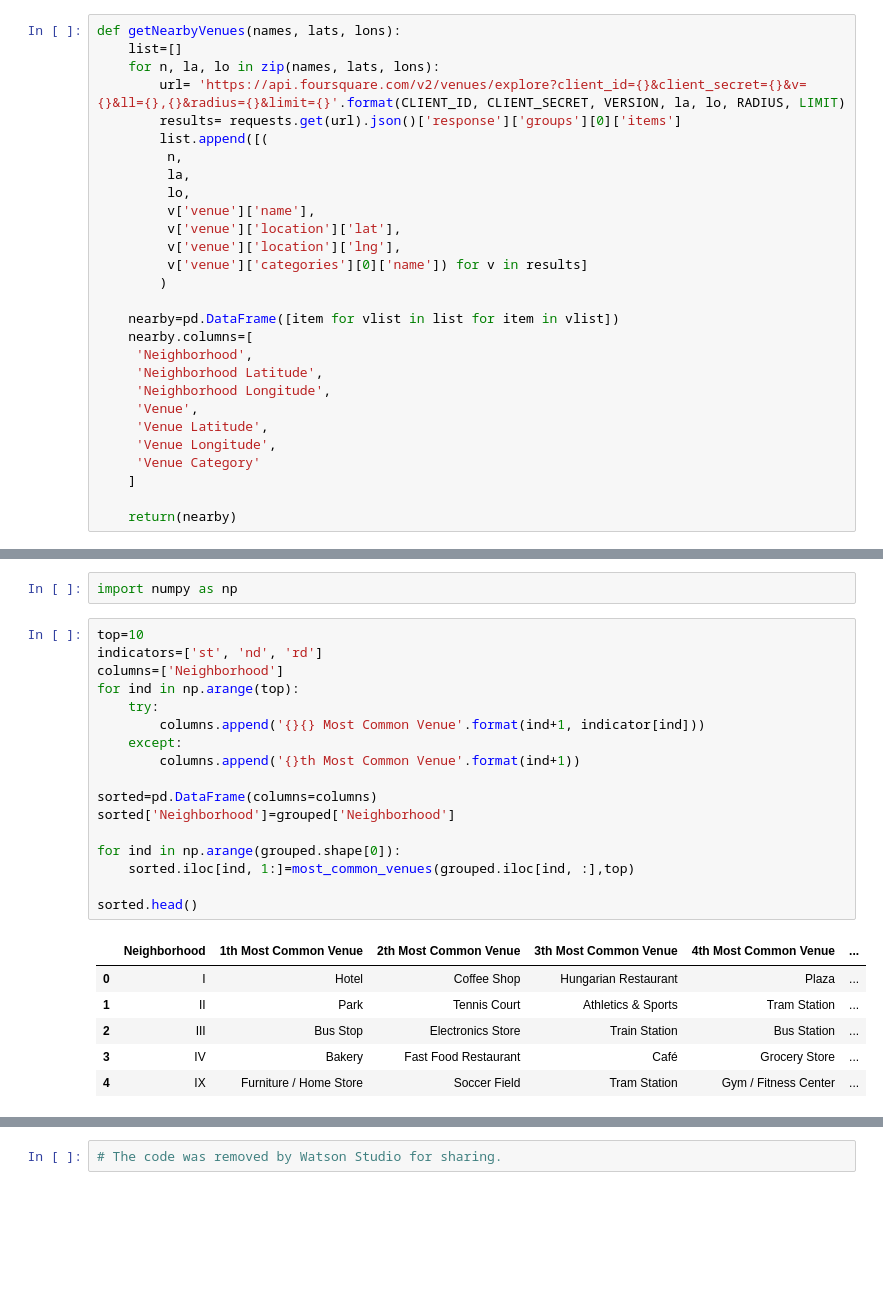
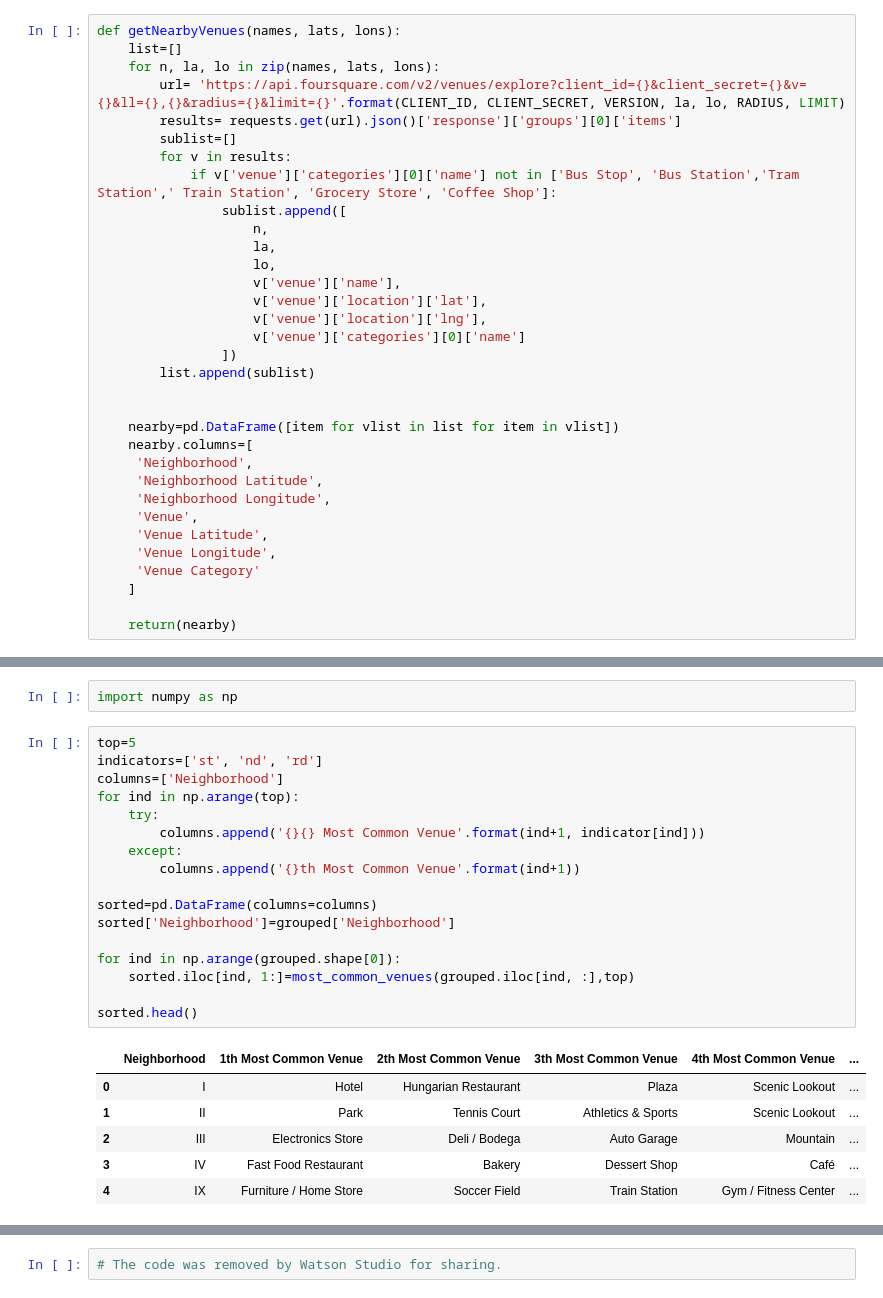
Before and after one commit to AmbrusAttila/Coursera-IBM-Data-Science-Specialization-Capstone, a Jupyter notebook: Budapest Notebook.ipynb, the cells around one changed output, grey strips where cells are left out. Saved outputs shown, nothing was run; the diff lists cells and outputs as text; blank space fills up the shorter version.

```diff
--- a/Budapest Notebook.ipynb
+++ b/Budapest Notebook.ipynb
@@ -203,15 +203,20 @@ def getNearbyVenues(names, lats, lons):
     for n, la, lo in zip(names, lats, lons):
         url= 'https://api.foursquare.com/v2/venues/explore?client_id={}&client_secret={}&v={}&ll={},{}&radius={}&limit={}'.format(CLIENT_ID, CLIENT_SECRET, VERSION, la, lo, RADIUS, LIMIT)
         results= requests.get(url).json()['response']['groups'][0]['items']
-        list.append([(
-         n,
-         la,
-         lo,
-         v['venue']['name'],
-         v['venue']['location']['lat'],
-         v['venue']['location']['lng'],
-         v['venue']['categories'][0]['name']) for v in results]
-        )
+        sublist=[]
+        for v in results:
+            if v['venue']['categories'][0]['name'] not in ['Bus Stop', 'Bus Station','Tram Station',' Train Station', 'Grocery Store', 'Coffee Shop']:
+                sublist.append([
+                    n,
+                    la,
+                    lo,
+                    v['venue']['name'],
+                    v['venue']['location']['lat'],
+                    v['venue']['location']['lng'],
+                    v['venue']['categories'][0]['name']
+                ])
+        list.append(sublist)
+
 
     nearby=pd.DataFrame([item for vlist in list for item in vlist])
     nearby.columns=[
@@ -251,29 +256,29 @@ def most_common_venues(row, top):
 # %%
 import numpy as np
 # %%
-top=10
+top=5
 indicators=['st', 'nd', 'rd']
 columns=['Neighborhood']
 for ind in np.arange(top):
     try:
         columns.append('{}{} Most Common Venue'.format(ind+1, indicator[ind]))
     except:
         columns.append('{}th Most Common Venue'.format(ind+1))
 
 sorted=pd.DataFrame(columns=columns)
 sorted['Neighborhood']=grouped['Neighborhood']
 
 for ind in np.arange(grouped.shape[0]):
     sorted.iloc[ind, 1:]=most_common_venues(grouped.iloc[ind, :],top)
 
 sorted.head()
 # %% [output]
 |  | Neighborhood | 1th Most Common Venue | 2th Most Common Venue | 3th Most Common Venue | 4th Most Common Venue | ... |
-| 0 | I | Hotel | Coffee Shop | Hungarian Restaurant | Plaza | ... |
-| 1 | II | Park | Tennis Court | Athletics & Sports | Tram Station | ... |
-| 2 | III | Bus Stop | Electronics Store | Train Station | Bus Station | ... |
-| 3 | IV | Bakery | Fast Food Restaurant | Café | Grocery Store | ... |
-| 4 | IX | Furniture / Home Store | Soccer Field | Tram Station | Gym / Fitness Center | ... |
+| 0 | I | Hotel | Hungarian Restaurant | Plaza | Scenic Lookout | ... |
+| 1 | II | Park | Tennis Court | Athletics & Sports | Scenic Lookout | ... |
+| 2 | III | Electronics Store | Deli / Bodega | Auto Garage | Mountain | ... |
+| 3 | IV | Fast Food Restaurant | Bakery | Dessert Shop | Café | ... |
+| 4 | IX | Furniture / Home Store | Soccer Field | Train Station | Gym / Fitness Center | ... |
 # %%
 from sklearn.cluster import KMeans
 !pip install yellowbrick
```
Also changed, not shown: parts of 14 cells of this notebook.
